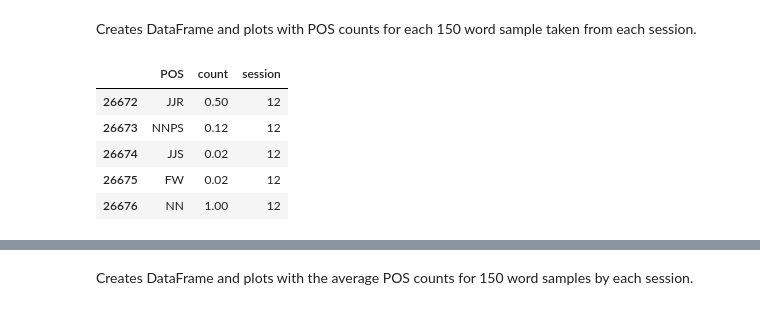
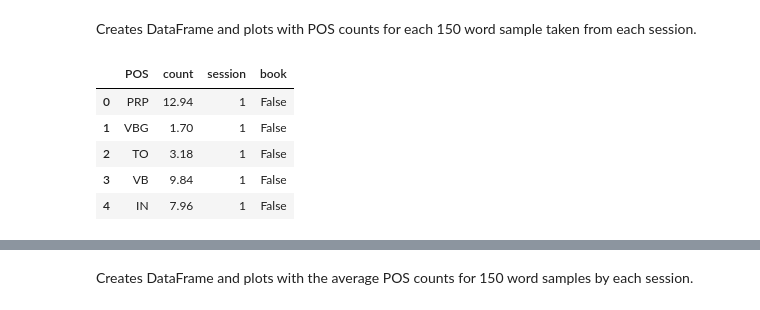
Before and after one commit to jgdenby/content-analysis-2018, a Jupyter notebook: ChildBookProject/FinalProj.ipynb, the cells around one changed output, grey strips where cells are left out. Cells and saved outputs as stored; diff of their text form; code cells hidden in the pictures.

```diff
--- a/ChildBookProject/FinalProj.ipynb
+++ b/ChildBookProject/FinalProj.ipynb
@@ -226,6 +289,14 @@ ldpdf = pd.read_csv('ldpdf.csv', index_col=0)
+# %%
+lowsentcounts = []
+for i, s in enumerate(c_chats['sents']):
+    if len(s) < 10 or not s:
+        lowsentcounts.append(i)
+for i in lowsentcounts:
+    c_chats.drop(i, inplace=True)
+c_chats.reset_index(inplace=True, drop=True)
 # %%
-ldpdf['tokens'] = ldpdf.p_chat.apply(lambda x: nltk.wordpunct_tokenize(x))
-ldpdf['word_count'] = ldpdf.tokens.apply(lambda x: len(x))
+p_chats['tokens'] = p_chats.p_chat.apply(lambda x: nltk.wordpunct_tokenize(x))
+p_chats['word_count'] = p_chats.tokens.apply(lambda x: len(x))
 # %%
 #set word sample size
 n = 150
@@ -241,5 +314,5 @@ ldpdf.head()
 # %%
-ldpdf['avg150wordPOScount'] = ldpdf['tokens'].apply(lambda x:avgwordsample(x, 150, 50))
+ldpdf['avg150wordPOScount'] = ldpdf['tokens'].apply(lambda x:avgwordsample(x, n, 50))
 # %%
 sessionPOSdicts = ldpdf.groupby('session').avg150wordPOScount.apply(list)
 # %%
@@ -267,12 +340,13 @@ for i, r in sessionPOSdicts.iterrows():
         sessioncountsdf = sessioncountsdf.append(sessiondf)
 sessioncountsdf.reset_index(inplace = True)
 sessioncountsdf = sessioncountsdf.rename(columns = {'index':'POS', 0:'count'})
+sessioncountsdf['book'] = False
 # %%
-sessioncountsdf.tail()
+sessioncountsdf.head()
 # %% [output]
-|  | POS | count | session |
-| 26672 | JJR | 0.50 | 12 |
-| 26673 | NNPS | 0.12 | 12 |
-| 26674 | JJS | 0.02 | 12 |
-| 26675 | FW | 0.02 | 12 |
-| 26676 | NN | 1.00 | 12 |
+|  | POS | count | session | book |
+| 0 | PRP | 12.94 | 1 | False |
+| 1 | VBG | 1.70 | 1 | False |
+| 2 | TO | 3.18 | 1 | False |
+| 3 | VB | 9.84 | 1 | False |
+| 4 | IN | 7.96 | 1 | False |
```
Also changed, not shown: parts of 38 cells of this notebook, 3 other files.
